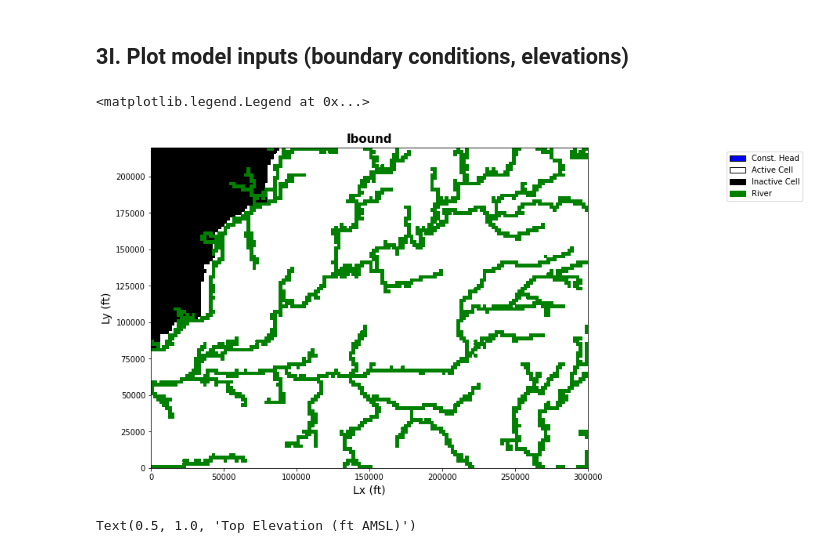
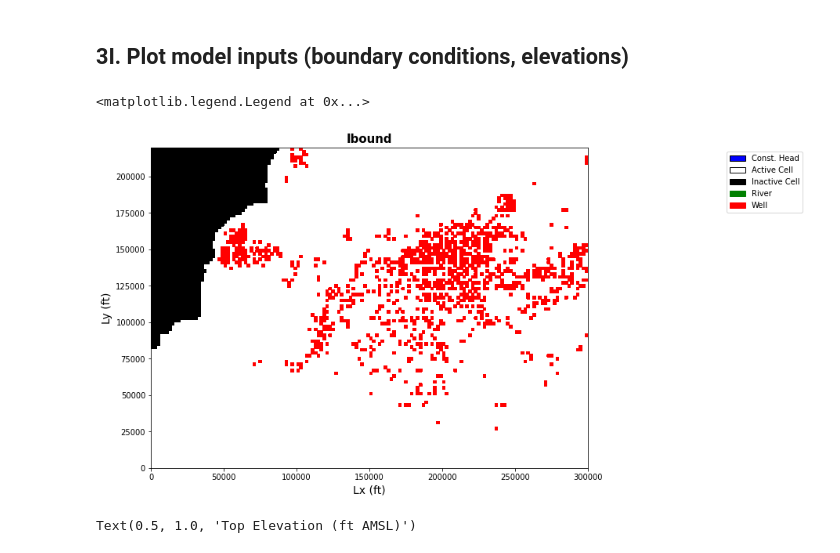
Before and after one commit to iordach1/GEOL572-GRL, a Jupyter notebook: GRL-Model.ipynb, the cells around one changed output. Cells and saved outputs as stored; diff of their text form; code cells hidden in the pictures.

Commit message:
working model

```diff
--- a/GRL-Model.ipynb
+++ b/GRL-Model.ipynb
@@ -546,24 +543,26 @@ replacing existing Package...
 # %%
 '''Plot grid and boundary conditions'''
 #----------------------------------------------------------------------------
 plt.figure(figsize=(10,10)) #create 10 x 10 figure
-modelmap = flopy.plot.PlotMapView(model=m, layer=0)
+modelmap = flopy.plot.PlotMapView(model=m, layer=9)
 #grid = modelmap.plot_grid()
 ib = modelmap.plot_ibound()
 rvr = modelmap.plot_bc(ftype='RIV')
+wel = modelmap.plot_bc(ftype='WEL')
 #add labels and legend
 plt.xlabel('Lx (ft)',fontsize = 14)
 plt.ylabel('Ly (ft)',fontsize = 14)
 plt.title('Ibound', fontsize = 15, fontweight = 'bold')
 plt.legend(handles=[mp.patches.Patch(color='blue',label='Const. Head',ec='black'),
                    mp.patches.Patch(color='white',label='Active Cell',ec='black'),
                    mp.patches.Patch(color='black',label='Inactive Cell',ec='black'),
-                   mp.patches.Patch(color='green',label='River',ec='green')],
+                   mp.patches.Patch(color='green',label='River',ec='green'),
+                  mp.patches.Patch(color='red',label='Well',ec='red')],
                    bbox_to_anchor=(1.5,1.0))
 #----------------------------------------------------------------------------
 # %% [output]
 <matplotlib.legend.Legend at 0x...>
-[figure, old version]
+[figure, new version]
 # %%
 '''Plot elevation'''
 #----------------------------------------------------------------------------
```
Also changed, not shown: parts of 7 cells of this notebook.
